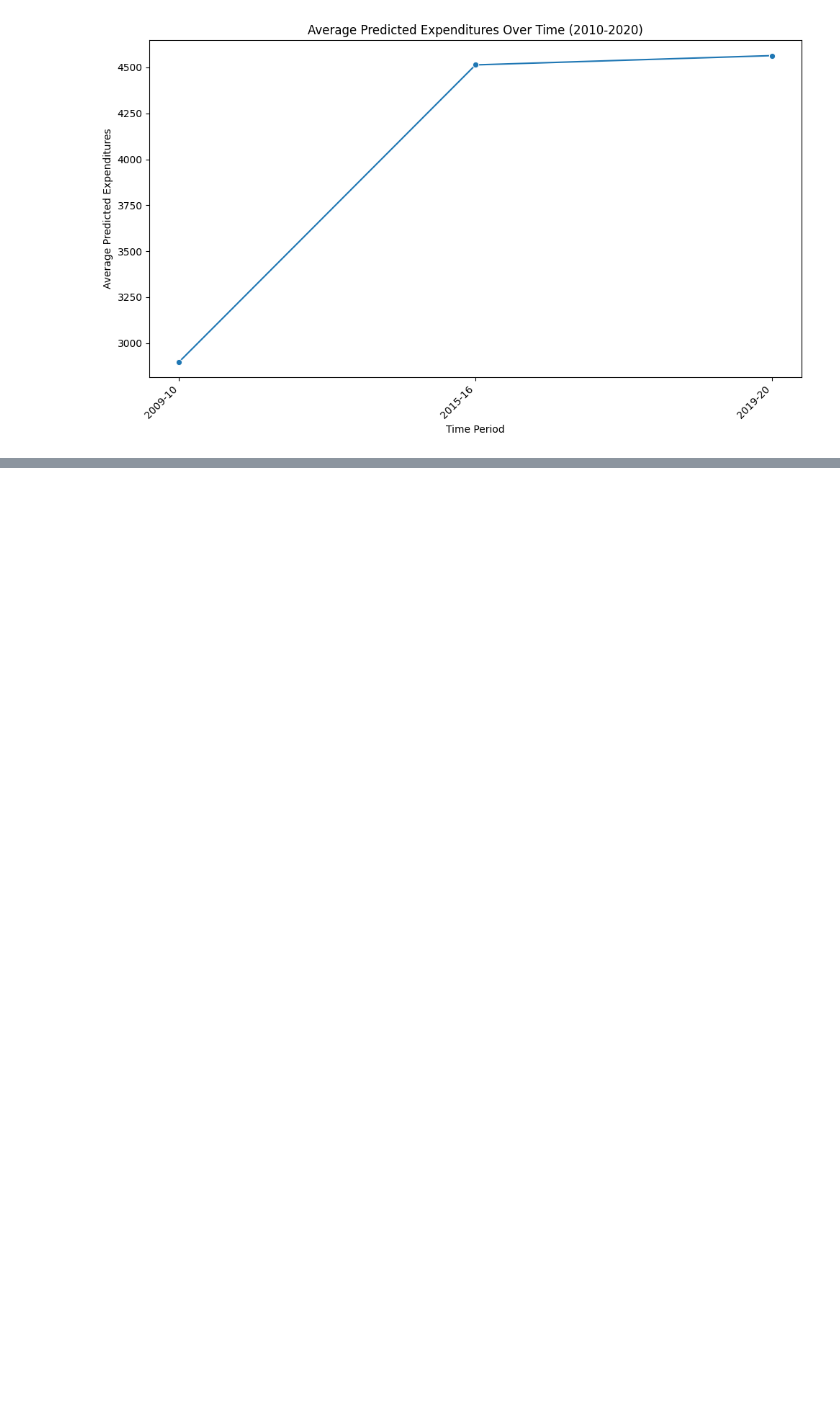
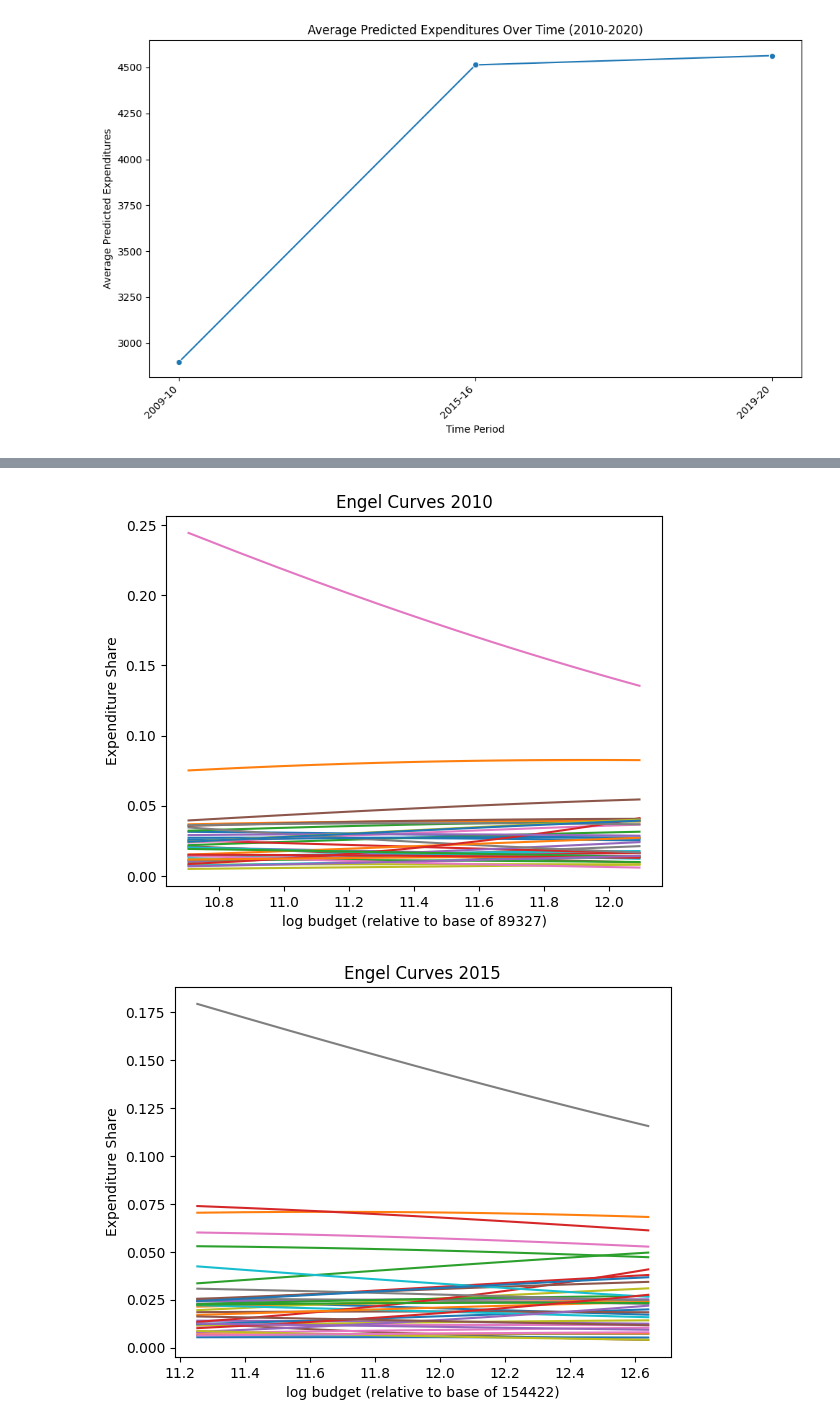
Before and after one commit to jackieschneider/hazelkyrk, a Jupyter notebook: regression.ipynb, the cells around one changed output, grey strips where cells are left out. Cells and saved outputs as stored; diff of their text form; code cells hidden in the pictures; blank space fills up the shorter version.

```diff
--- a/regression.ipynb
+++ b/regression.ipynb
@@ -306,0 +284,3 @@ plt.show()
+# %%
+p = pd.read_excel(file_path, sheet_name='Prices').set_index(['t', 'm'])
+p = p.fillna(0)
@@ -306,0 +298,57 @@ plt.show()
+# %%
+def plot_engel_curve(result, p, year, desired_foods = ['All']):
+    '''
+    Description
+    --------------------------------------------------
+    This function plots an engel curve for a given
+    food.
+
+    Inputs
+    --------------------------------------------------
+    + result : cfe regression; contains the regression
+            object for the specified model above
+    + p : pandas dataframe; contains the
+            prices of all foods of interest across
+            different years
+    + desired_foods : list; the food(s) for which an
+            engel curve should be plotted, set to
+            'All' foods by default
+
+    Outputs
+    --------------------------------------------------
+    + Plots the engel curve
+    '''
+    fig,ax = plt.subplots()
+
+    xhat = result.predicted_expenditures()
+
+    xbar = xhat.groupby(['i','t','m']).sum()
+
+    ### Reference budget
+    xref = xbar.quantile(0.5)  # 0.5 ==> median
+
+    ### Prices per kilogram:
+    pbar = p.mean()
+    pbar = pbar[result.beta.index]
+
+    # Vary prices from 50% to 200% of reference.
+    scale = np.linspace(.5,2,20)
+    try:
+        ax.plot(np.log(scale * xref),
+                [(result.expenditures(s * xref, pbar)/(s * xref)).loc[desired_foods] for s in scale])
+
+    except:
+        ax.plot(np.log(scale * xref),[result.expenditures(s * xref, pbar)/(s * xref) for s in scale])
+
+    ax.set_xlabel(f'log budget (relative to base of {xref:.0f})')
+    ax.set_ylabel(f'Expenditure Share')
+    ax.set_title('Engel Curves ' + str(year))
+    plt.show();
+
+
+plot_engel_curve(result_2010, p, 2010, ['All'])
+plot_engel_curve(result_2015, p, 2015, ['All'])
+plot_engel_curve(result_2020, p, 2020, ['All'])
+# %% [output]
+[figure, added]
+[figure, added]
```
Also changed, not shown: parts of 16 cells of this notebook, 2 other files.
